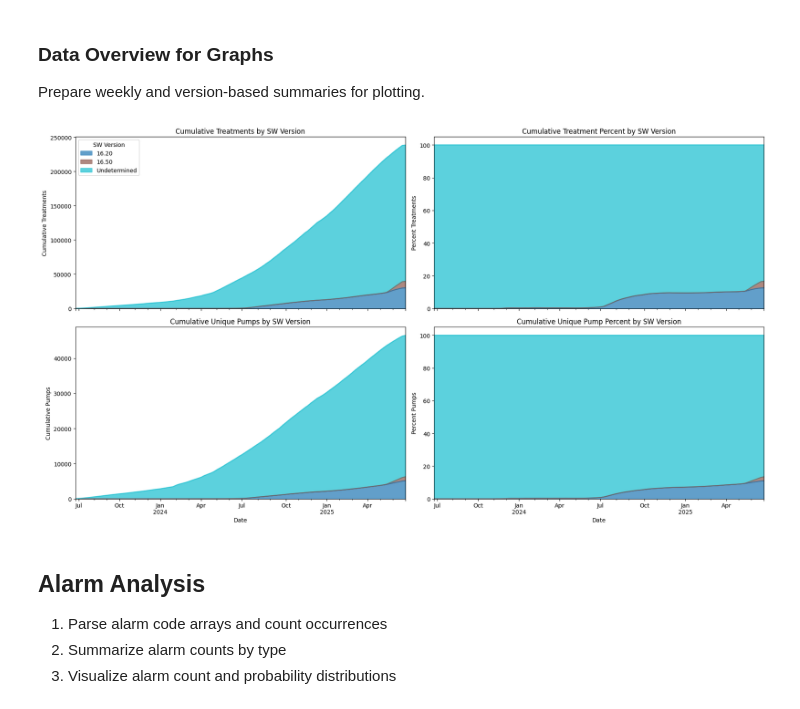
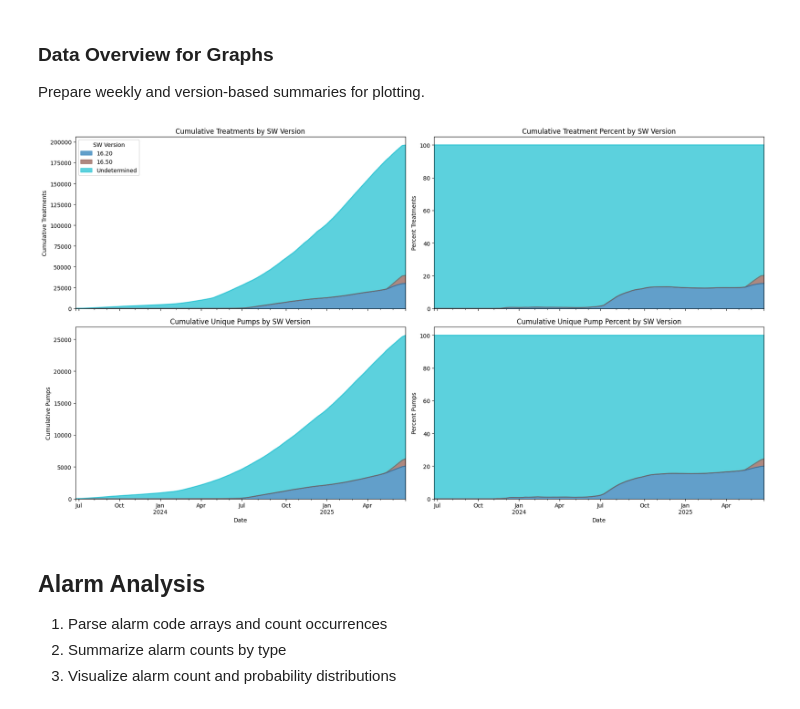
Before and after one commit to aviad-git/DataNotebooks, a Jupyter notebook: alarams_16.50_vs_16.20/alarms_16.50_vs_16.20.ipynb, the cells around one changed output. Drawn from its saved outputs; the diff is of its cells as text; code cells hidden in the pictures.

Commit message:
alarms 16.50 vs 16.20 update

```diff
--- a/alarams_16.50_vs_16.20/alarms_16.50_vs_16.20.ipynb
+++ b/alarams_16.50_vs_16.20/alarms_16.50_vs_16.20.ipynb
@@ -52,12 +63,15 @@ Convert columns to datetime and remove rows with missing or invalid values.
 df['last_software_update'] = pd.to_datetime(df['last_software_update'], errors='coerce')
 df['startTime'] = pd.to_datetime(df['startTime'], errors='coerce')
 df['endTime'] = pd.to_datetime(df['endTime'], errors='coerce')
-
 na_rows = df[['last_software_update', 'startTime']].isna().any(axis=1)
 num_na = na_rows.sum()
-print(f"Dropping {num_na} rows with NaT values in 'last_software_update' or 'startTime' columns.")
-print(f"Recovery: {100 * (1 - num_na/df.shape[0]):.2f}%")
 df = df[~na_rows]
+avoset_rows = df['serial_number'].str.startswith('A')
+num_avoset = avoset_rows.sum()
+df = df[~avoset_rows]
+print(f"Dropping {num_na + num_avoset} rows from Avoset or with NaT values in 'last_software_update' or 'startTime' columns.")
+print(f"Recovery: {100 * (df.shape[0]/raw_rows):.2f}%")
+
 raw_pumps_num = df['serial_number'].nunique()
 num_treatments = df.shape[0]
 print("Raw data:")
@@ -107,0 +126,2 @@ Pumps recovery: 24.73%
+# %%
+COMPLETION_THRESHOLD = 0.90  # Define your threshold here
@@ -108,3 +132,8 @@ Pumps recovery: 24.73%
+# %%
+
+df['duration'] = (df['endTime'] - df['startTime']).dt.total_seconds() / 60  # duration in minutes
+df['completion'] = df['vi'] / df['vtbiExpected']  # completion ratio
+df['stopped'] = (df['completion'] < COMPLETION_THRESHOLD) & (~df['alarm_codes'].isna())
 # %% [markdown]
 **Note:**
 
@@ -115,6 +144,7 @@ Prepare weekly and version-based summaries for plotting.
 # %%
 # Calculate cumulative unique pump counts by week and SW version
 plot_df = pd.DataFrame(index=df.index, columns=['week', 'SW version', 'serial_number'])
+plot_df = df.copy()  # for debugging
 plot_df['SW version'] = 'Undetermined'
 plot_df['serial_number'] = df['serial_number']
 plot_df['week'] = df['startTime'].dt.to_period('W').apply(lambda r: r.start_time)
@@ -129,34 +159,34 @@ cum_percent_df = cum_count_df.div(cum_count_df.sum(axis=1), axis=0).fillna(0) *
 unique_serials = plot_df.groupby(['week', 'SW version'])['serial_number'].nunique().unstack(fill_value=0)
 cum_unique_serials = unique_serials.cumsum()
 cum_unique_percent = cum_unique_serials.div(cum_unique_serials.sum(axis=1), axis=0).fillna(0) * 100
 # Prepare 4 subplots: top - treatments, bottom - pumps
 fig, axes = plt.subplots(2, 2, figsize=(18, 10), sharex=True)
 # Top left: cumulative treatment count (already calculated above as cum_count_df)
 cum_count_df.plot.area(ax=axes[0,0], colormap='tab10', alpha=0.7, legend=True)
 axes[0,0].set_ylabel('Cumulative Treatments')
 axes[0,0].set_xlabel('Date')
 axes[0,0].set_title('Cumulative Treatments by SW Version')
 # Top right: cumulative treatment percent
 cum_percent_df.plot.area(ax=axes[0,1], colormap='tab10', alpha=0.7, legend=False)
 axes[0,1].set_ylabel('Percent Treatments')
 axes[0,1].set_xlabel('Date')
 axes[0,1].set_title('Cumulative Treatment Percent by SW Version')
 # Bottom left: cumulative unique pumps
 cum_unique_serials.plot.area(ax=axes[1,0], colormap='tab10', alpha=0.7, legend=False)
 axes[1,0].set_ylabel('Cumulative Pumps')
 axes[1,0].set_xlabel('Date')
 axes[1,0].set_title('Cumulative Unique Pumps by SW Version')
 # Bottom right: cumulative unique pumps percent
 cum_unique_percent.plot.area(ax=axes[1,1], colormap='tab10', alpha=0.7, legend=False)
 axes[1,1].set_ylabel('Percent Pumps')
 axes[1,1].set_xlabel('Date')
 axes[1,1].set_title('Cumulative Unique Pump Percent by SW Version')
 # Place legend only on the bottom right subplot
 handles, labels = axes[0,0].get_legend_handles_labels()
 axes[0,0].legend(handles, labels, loc='upper left', title='SW Version')
 plt.tight_layout()
 # %% [output]
-[figure, old version]
+[figure, new version]
 # %%
 # keep only rows with SW version
 assigned_indices = plot_df.loc[plot_df['SW version'] != 'Undetermined'].index
```
Also changed, not shown: parts of 15 cells of this notebook.
